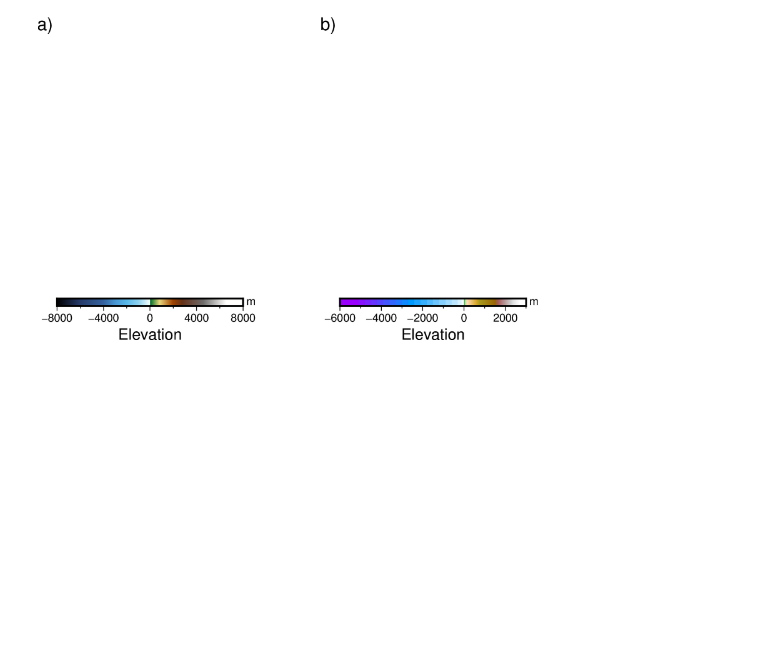
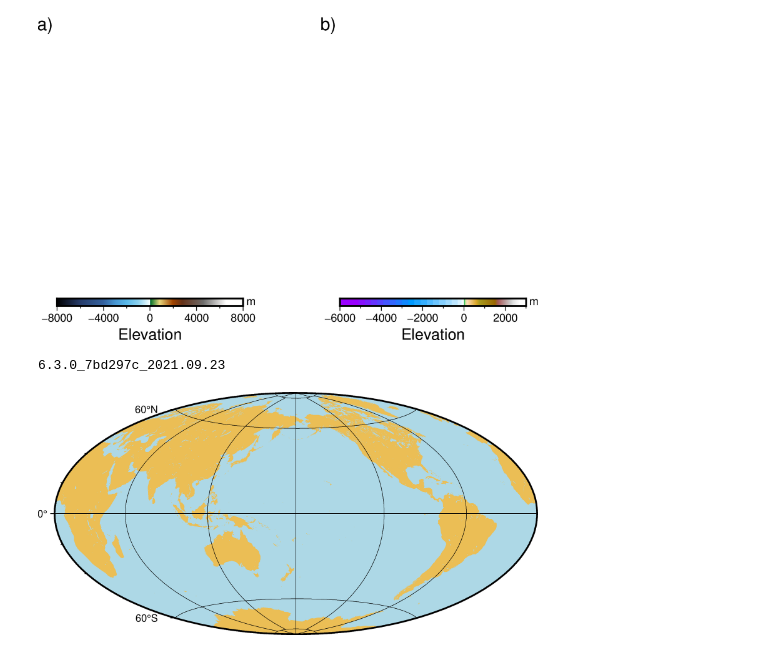
Before and after one commit to brioglade/gmt, a Jupyter notebook: pygmt.ipynb, the cells around one changed output. Drawn from its saved outputs; the diff is of its cells as text; code cells hidden in the pictures; blank space fills up the shorter version.

```diff
--- a/pygmt.ipynb
+++ b/pygmt.ipynb
@@ -432,0 +435,5 @@ grdcut [NOTICE]:   -> Download grid file [3.0M]: earth_relief_10m_p.grd
+# %%
+%%bash
+gmt --version
+# %% [output]
+6.3.0_7bd297c_2021.09.23
@@ -432,0 +445,4 @@ grdcut [NOTICE]:   -> Download grid file [3.0M]: earth_relief_10m_p.grd
+# %%
+Image('globe.png', width=500)
+# %% [output]
+[figure, added]
```
Also changed, not shown: parts of 5 cells of this notebook.
